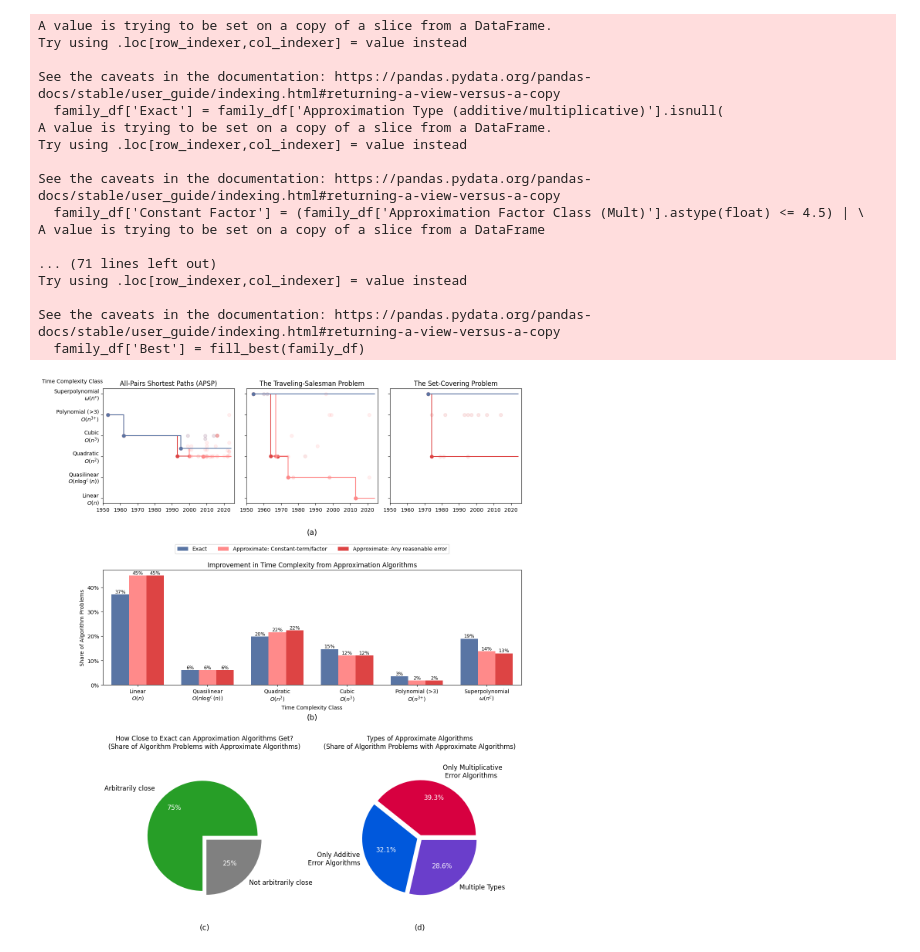
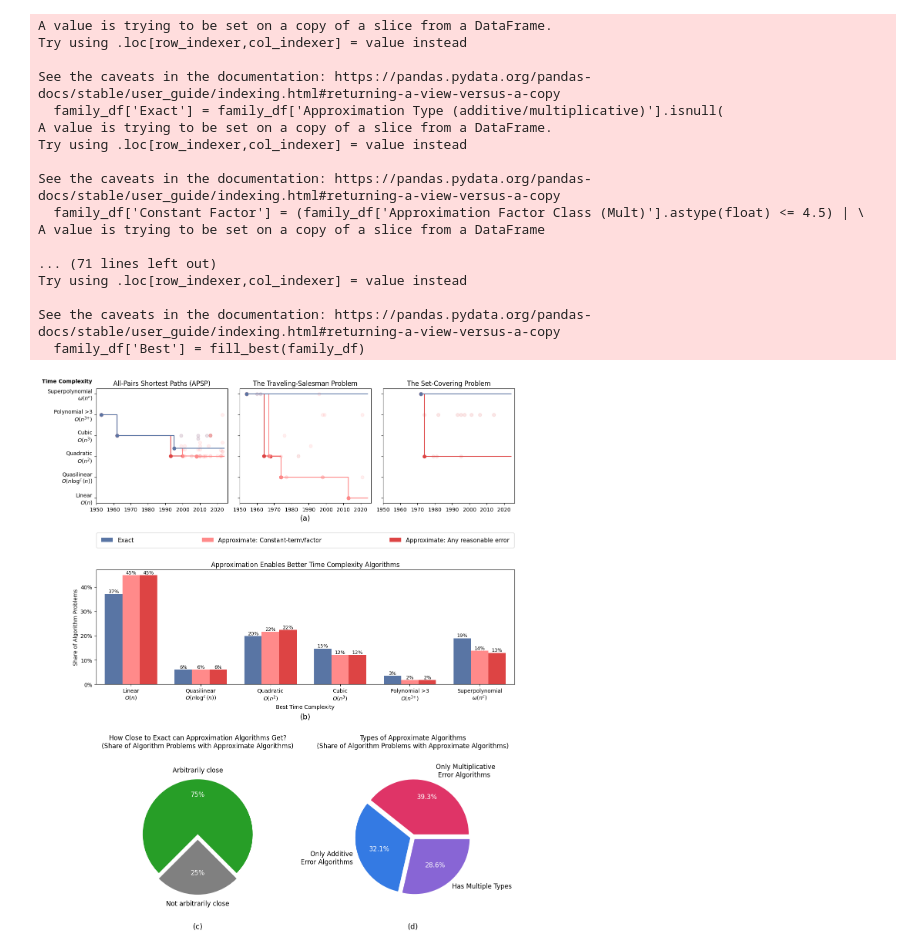
Before and after one commit to andrewlucasgs/approximation-algorithms, a Jupyter notebook: generate_figures.ipynb, the cells around one changed output. Saved outputs shown, nothing was run; the diff lists cells and outputs as text; code cells hidden in the pictures.

```diff
--- a/generate_figures.ipynb
+++ b/generate_figures.ipynb
@@ -22,12 +22,12 @@ data2 = pd.read_csv('datasets/algorithmic-problems-with-improved-approximation-a
 
 # Third plot: Percentage of Problem Families with or without Asymptotically Faster Approximation Algorithms
 data3 = pd.read_csv('datasets/percentage-of-problem-families.csv')
-data3 = pd.Series(list(data3['0']), index=['Approximation algorithms exist\n but not asymptotically faster', 'Approximation algorithms\n asymptotically faster', 'No approximation algorithms exist'])
+data3 = pd.Series(list(data3['0']), index=['Approximation algorithms exist\n but are not asymptotically faster', 'Approximation algorithms\n asymptotically faster', 'No approximation algorithms exist'])
 data3 = data3.sort_values(ascending=False)
 
 # Create figure and subplots
 fig = plt.figure(figsize=(16, 10))  # Change layout to 2x2 for the new arrangement
-gs = GridSpec(2, 2, figure=fig)  # Create the GridSpec layout
+gs = GridSpec(2, 2, figure=fig, width_ratios=[0.6,0.3])  # Create the GridSpec layout
 
 ax1 = fig.add_subplot(gs[0, 0])  # This spans both columns
 # First subplot (Bar chart: Approximation Algorithm Discoveries)
@@ -64,7 +64,7 @@ data2['Total Percentage'].plot(kind='bar', ax=ax2)
 ax2.set_xticks(range(len(data2)))
 ax2.set_xticklabels(['≤1940s'] + ['2020s*' if year == 2020 else f'{year:.0f}s' for year in data2.index[1:]], rotation=0)
 ax2.set_xlabel('')
-ax2.set_ylabel('Share of problem families')
+ax2.set_ylabel('Share of Algorithmic Problems')
 ax2.yaxis.set_major_formatter(plt.FuncFormatter(lambda x, _: f'{x:.0f}%'))
 ax2.set_title('Algorithmic Problems with Improved Approximation Algorithms')
 ax2.margins(x=0.01, y=0.1)
@@ -77,16 +77,18 @@ for p in ax2.patches:
 
 # Add label "(b)" below the second plot
 ax2.text(0.5, -0.15, "(b)", transform=ax2.transAxes, ha="center", fontsize=12)
-ax2.set_xlim([-0.5, len(data1) + 1.5])
+ax2.set_xlim([-0.5, len(data2) + 1.5])
+ax2.text(len(data2) - 0.7, 7, 'Improved\nApproximation\nor Runtime', color='#2077B4', ha='left', va='center')
+
 
 ax3 = fig.add_subplot(gs[:, 1])  # This spans both rows
 # Third subplot (Pie chart: Share of Algorithm Problems)
 explode = (0.05, 0.05, 0.05)
 
 # rename index
-data3.index = ['No approximation\n algorithms exist', 'Approximation algorithms\n asymptotically faster', 'Approximation algorithms exist\n but not asymptotically faster']
+data3.index = ['No approximation\n algorithms exist', 'Approximation algorithms\n asymptotically faster', 'Approximation algorithms exist\n but are not asymptotically faster']
 
-wedges, texts, percs = ax3.pie(data3, autopct='%1.1f%%', labels=[l for l in data3.index], startangle=0, explode=explode, radius=0.7,  textprops={'fontsize': 12}  )
+wedges, texts, percs = ax3.pie(data3, autopct='%1.1f%%', labels=[l for l in data3.index], startangle=-0, explode=explode, radius=0.8,  textprops={'fontsize': 12}  )
 
 ax3.set_title('Share of Algorithm Problems')
 # Add label "(c)" below the third plot
@@ -163,7 +165,7 @@ for idx, (family, start_col) in enumerate(zip(families, [0, 2, 4])):
         ax.tick_params(labelleft=False)
 
     if idx == 1:
-        ax.text(0.5, -0.22, "(a)", transform=ax.transAxes,
+        ax.text(0.5, -0.1, "(a)", transform=ax.transAxes,
                 fontsize=14, va='top', ha='center')
 
     # Each family spans 2 columns
@@ -231,8 +233,8 @@ for idx, (family, start_col) in enumerate(zip(families, [0, 2, 4])):
     # Set the custom y-axis label as horizontal and above "Superpolynomial"
     if start_col == 0:
         ax.set_ylabel('')
-        ax.annotate('Time Complexity Class', xy=(
-            0, 1.05), xycoords='axes fraction', ha='right', fontsize=10, rotation=0)
+        ax.annotate('Time Complexity', xy=(
+            -0.03, 1.05), xycoords='axes fraction', ha='right', fontsize=10, rotation=0, fontweight='bold')
 
     # Update the y-axis tick labels, splitting before the square brackets and removing them
     ax.set_yticks(np.arange(3, 9, 1), [
@@ -240,7 +242,7 @@ for idx, (family, start_col) in enumerate(zip(families, [0, 2, 4])):
         'Quasilinear\n$O(n \log^c(n))$',
         'Quadratic\n$O(n^2)$',
         'Cubic\n$O(n^3)$',
-        'Polynomial (>3)\n$O(n^{\\text{3+}})$',
+        'Polynomial >3\n$O(n^{\\text{3+}})$',
         'Superpolynomial\n$\omega(n^c)$'
     ])
 # Second plot (grouped bar chart) spanning both columns in the second row
@@ -270,12 +272,12 @@ ax2.set_xticklabels([
     'Quasilinear\n$O(n \log^c(n))$',
     'Quadratic\n$O(n^2)$',
     'Cubic\n$O(n^3)$',
-    'Polynomial (>3)\n$O(n^{\\text{3+}})$',
+    'Polynomial >3\n$O(n^{\\text{3+}})$',
     'Superpolynomial\n$\omega(n^c)$'
 ])
 
 # Set labels with updated y-axis label and title
-ax2.set_xlabel('Time Complexity Class')
+ax2.set_xlabel('Best Time Complexity')
 ax2.set_ylabel('Share of Algorithm Problems')
 ax2.set_xlim(2.5, 8.5)
 
@@ -290,10 +292,10 @@ ax2.yaxis.set_major_formatter(plt.FuncFormatter(lambda x, _: f'{x:.0f}%'))
 
 # Move legend above the title and compress horizontally
 ax2.legend(loc='upper center', bbox_to_anchor=(
-    0.5, 1.25), ncol=3, frameon=True, fontsize=10)
+    0.5, 1.35), ncol=3, frameon=True, fontsize=11, columnspacing=11.5, borderpad=0.8)
 
 # Update the title as requested
-ax2.set_title('Improvement in Time Complexity from Approximation Algorithms')
+ax2.set_title('Approximation Enables Better Time Complexity Algorithms')
 
 # Third plot (pie chart) in the first column of the third row
 ax3 = fig.add_subplot(gs[2, 0:3])
@@ -312,7 +314,7 @@ wedges, texts, percs = ax3.pie(
     autopct='%1.0f%%',
     labels=[l for l in data3.index],
     colors=colors,
-    startangle=0,
+    startangle=-45,
     explode=explode,
     textprops={'fontsize': 12},  # Make text bigger
     radius=0.8
@@ -337,6 +339,11 @@ for perc in percs:
     # if perc.get_text() == "25%":
     perc.set_color("white")  # Change 25% color to white
 
+for text in texts:
+    # center text vertically
+    text.set_position((text.get_position()[0], text.get_position()[1] - 0.05))
+    # center text horizontally
+    text.set_horizontalalignment('center')
 
 # Add a title to the third pie chart (without the word "Optimal")
 ax3.set_title('How Close to Exact can Approximation Algorithms Get?\n(Share of Algorithm Problems with Approximate Algorithms)', fontsize=12)
@@ -352,8 +359,8 @@ data4 = pd.read_csv(
 
 # Update labels and color scheme
 labels = ['Only Multiplicative Error Algorithms',
-          'Only Additive Error Algorithms', 'Multiple Types']
-colors = ['#d70040', '#0058DC', '#6A3ECB']
+          'Only Additive Error Algorithms', 'Has Multiple Types']
+colors = ['#d70040CB', '#0058DCCB', '#6A3ECBCB']
 explode = (0.1, 0, 0)
 
 # Create the pie chart with exploded slices
@@ -399,31 +406,31 @@ for text in texts:
 # Add a title to the fourth pie chart
 ax4.set_title('Types of Approximate Algorithms\n(Share of Algorithm Problems with Approximate Algorithms)',
               color='black', fontsize=12, ha='center')
 
 # Adjust the overall layout to prevent overlapping
 # plt.tight_layout()
 # Increase the space between the plots (you can adjust the value)
 plt.subplots_adjust(hspace=0.5)
 
 # Save and display the combined plot
 plt.savefig('figures/figure 2.png', bbox_inches='tight')
 plt.show()
 # %% [output]
 A value is trying to be set on a copy of a slice from a DataFrame.
 Try using .loc[row_indexer,col_indexer] = value instead
 
 See the caveats in the documentation: https://pandas.pydata.org/pandas-docs/stable/user_guide/indexing.html#returning-a-view-versus-a-copy
   family_df['Exact'] = family_df['Approximation Type (additive/multiplicative)'].isnull(
 A value is trying to be set on a copy of a slice from a DataFrame.
 Try using .loc[row_indexer,col_indexer] = value instead
 
 See the caveats in the documentation: https://pandas.pydata.org/pandas-docs/stable/user_guide/indexing.html#returning-a-view-versus-a-copy
   family_df['Constant Factor'] = (family_df['Approximation Factor Class (Mult)'].astype(float) <= 4.5) | \
 A value is trying to be set on a copy of a slice from a DataFrame
 
 ... (71 lines left out)
 Try using .loc[row_indexer,col_indexer] = value instead
 
 See the caveats in the documentation: https://pandas.pydata.org/pandas-docs/stable/user_guide/indexing.html#returning-a-view-versus-a-copy
   family_df['Best'] = fill_best(family_df)
-[figure, old version]
+[figure, new version]
```
Also changed, not shown: parts of 3 cells of this notebook, 17 other files.
